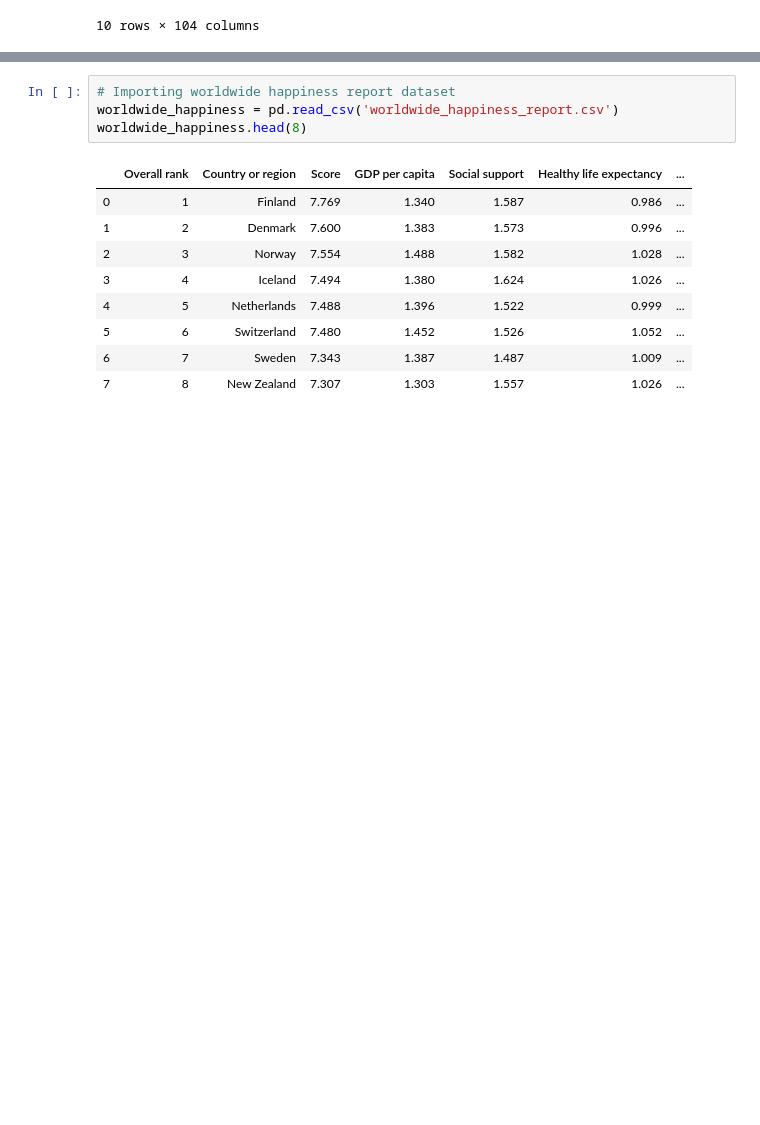
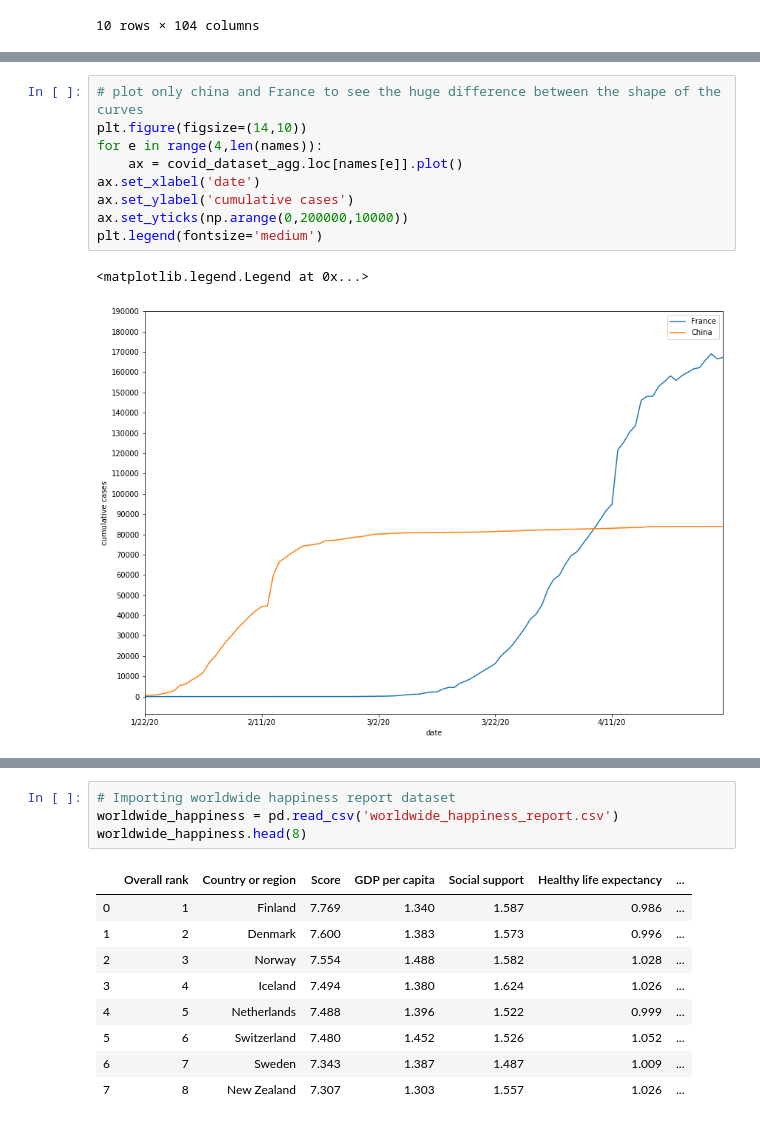
Before and after one commit to Mehe2na/Covid19_analysis, a Jupyter notebook: covid19.ipynb, the cells around one changed output, grey strips where cells are left out. Saved outputs shown, nothing was run; the diff lists cells and outputs as text; blank space fills up the shorter version.

```diff
--- a/covid19.ipynb
+++ b/covid19.ipynb
@@ -36,0 +136,12 @@ covid_dataset.head(10)
+# %%
+# plot only china and France to see the huge difference between the shape of the curves
+plt.figure(figsize=(14,10))
+for e in range(4,len(names)):
+    ax = covid_dataset_agg.loc[names[e]].plot()
+ax.set_xlabel('date')
+ax.set_ylabel('cumulative cases')
+ax.set_yticks(np.arange(0,200000,10000))
+plt.legend(fontsize='medium')
+# %% [output]
+<matplotlib.legend.Legend at 0x...>
+[figure, added]
```
Also changed, not shown: parts of 18 cells of this notebook.
